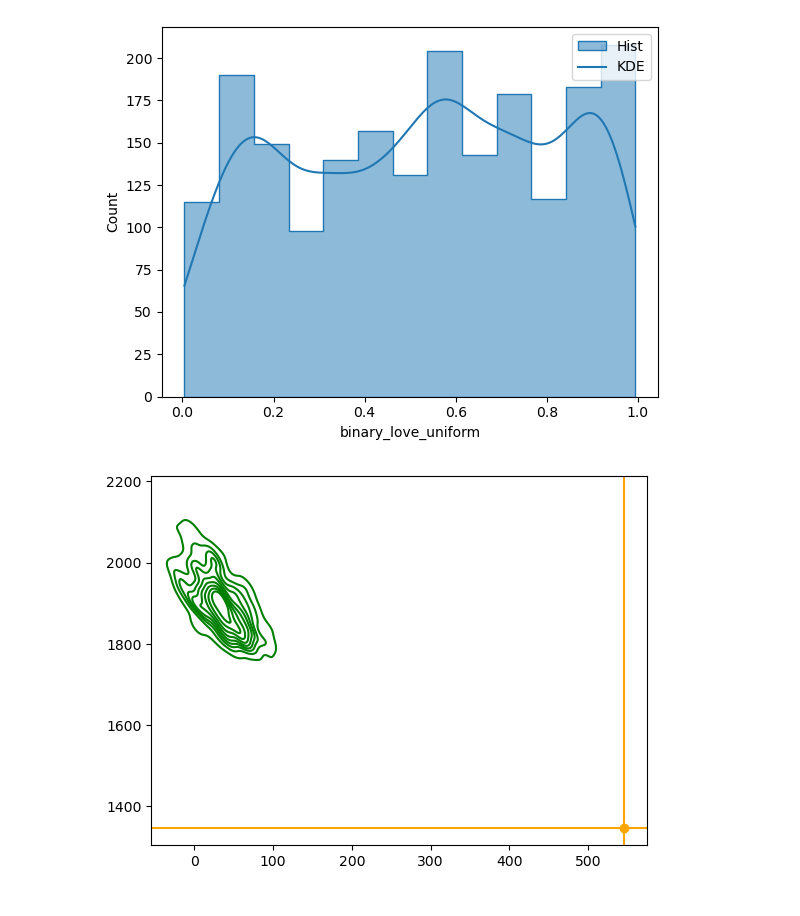
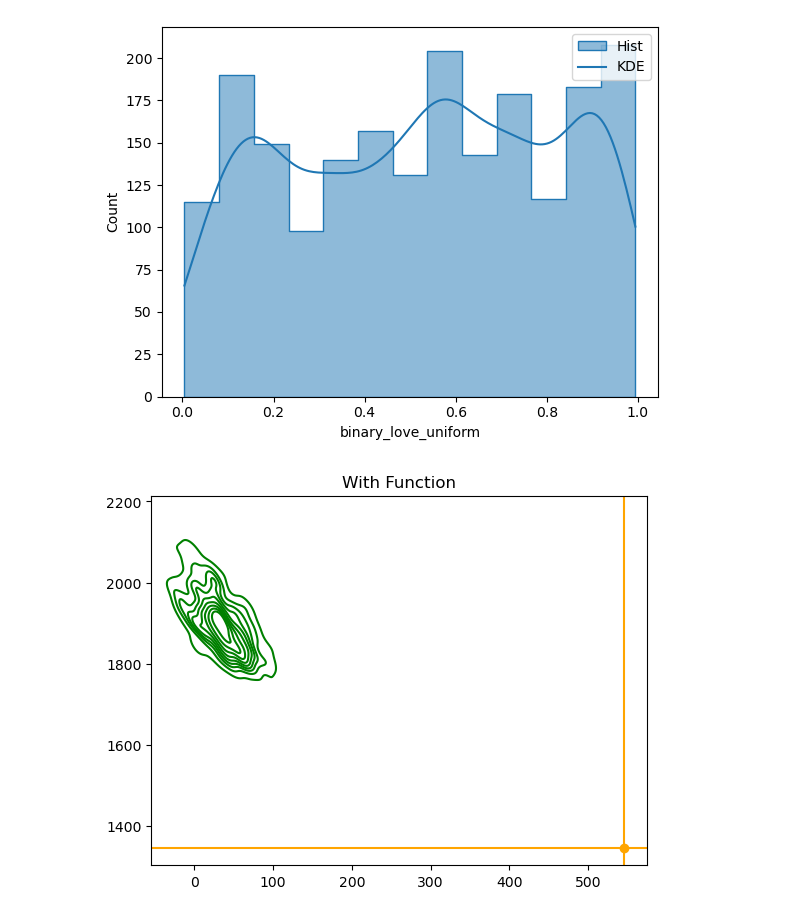
Before and after one commit to daniellmarc/Binary_Love, a Jupyter notebook: binary_love_Symm/Binary_love_Symm.ipynb, the cells around one changed output. Saved outputs shown, nothing was run; the diff lists cells and outputs as text; code cells hidden in the pictures.

```diff
--- a/binary_love_Symm/Binary_love_Symm.ipynb
+++ b/binary_love_Symm/Binary_love_Symm.ipynb
@@ -359,14 +357,17 @@ lambda2 = lambdas[1]
 # %%
 #Function plot
 
 sns.kdeplot( x=lambda1, y=lambda2,color = 'green', label='Binary_love_&_LambdaSymm')
+
+#Title
+plt.title('With Function')
 
 #lambda 2 y
 plt.axhline(y=result.injection_parameters['lambda_2'], color="orange", linestyle="-")
 #lambda 2 x
 plt.axvline(x= result.injection_parameters['lambda_1'], color="orange")
 #Add the point
 plt.scatter(result.injection_parameters['lambda_1'], result.injection_parameters['lambda_2'],color = 'orange')
 plt.show()
 # %% [output]
-[figure, old version]
+[figure, new version]
```
Also changed, not shown: parts of 3 cells of this notebook.
